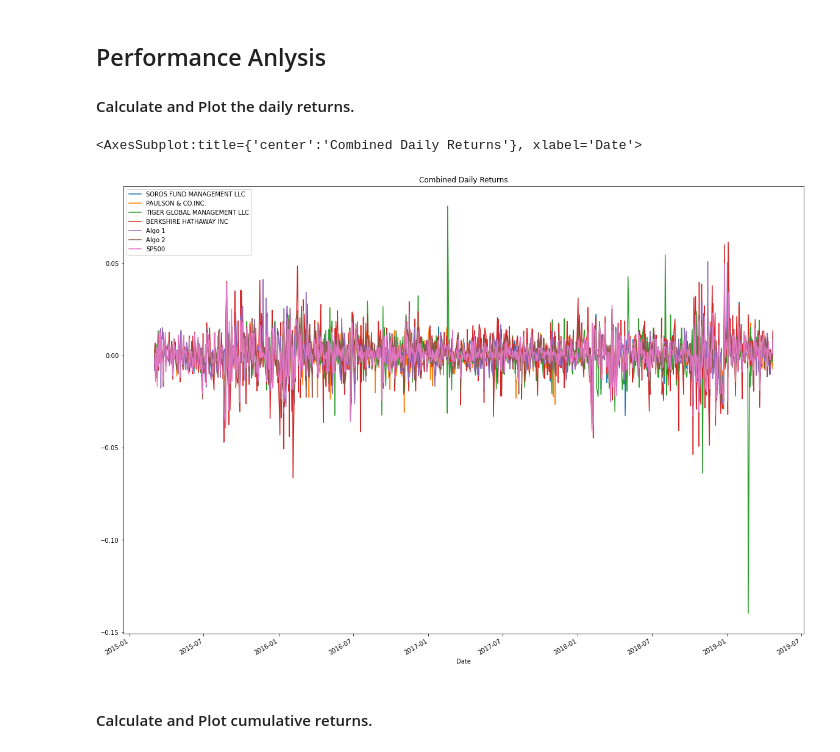
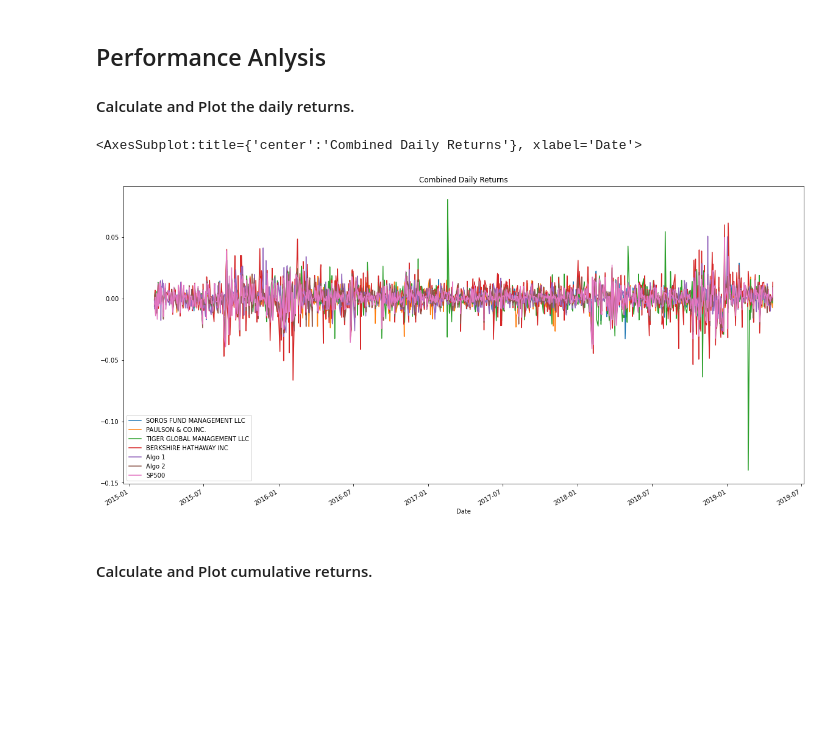
Before and after one commit to mmfsb/Pandas_Homework, a Jupyter notebook: Whale/whale_analysis.ipynb, the cells around one changed output. Drawn from its saved outputs; the diff is of its cells as text; code cells hidden in the pictures; blank space fills up the shorter version.

```diff
--- a/Whale/whale_analysis.ipynb
+++ b/Whale/whale_analysis.ipynb
@@ -248,11 +248,11 @@ In this section, you will calculate and visualize performance and risk metrics f
 #### Calculate and Plot the daily returns.
 # %%
 # Plot daily returns of all portfolios
-all_portfolios_daily_returns = combined_whale_algo_sp500.plot(figsize=(20,15), title="Combined Daily Returns")
+all_portfolios_daily_returns = combined_whale_algo_sp500.plot(figsize=(20,10), title="Combined Daily Returns")
 all_portfolios_daily_returns
 # %% [output]
 <AxesSubplot:title={'center':'Combined Daily Returns'}, xlabel='Date'>
-[figure, old version]
+[figure, new version]
 # %% [markdown]
 #### Calculate and Plot cumulative returns.
 # %%
```
Also changed, not shown: parts of 9 cells of this notebook.
